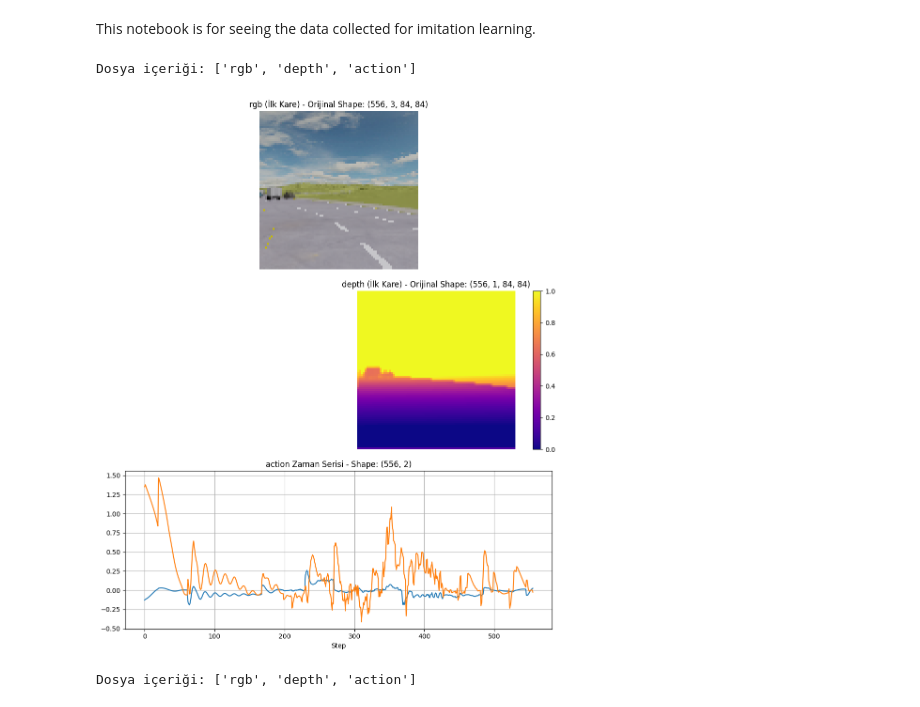
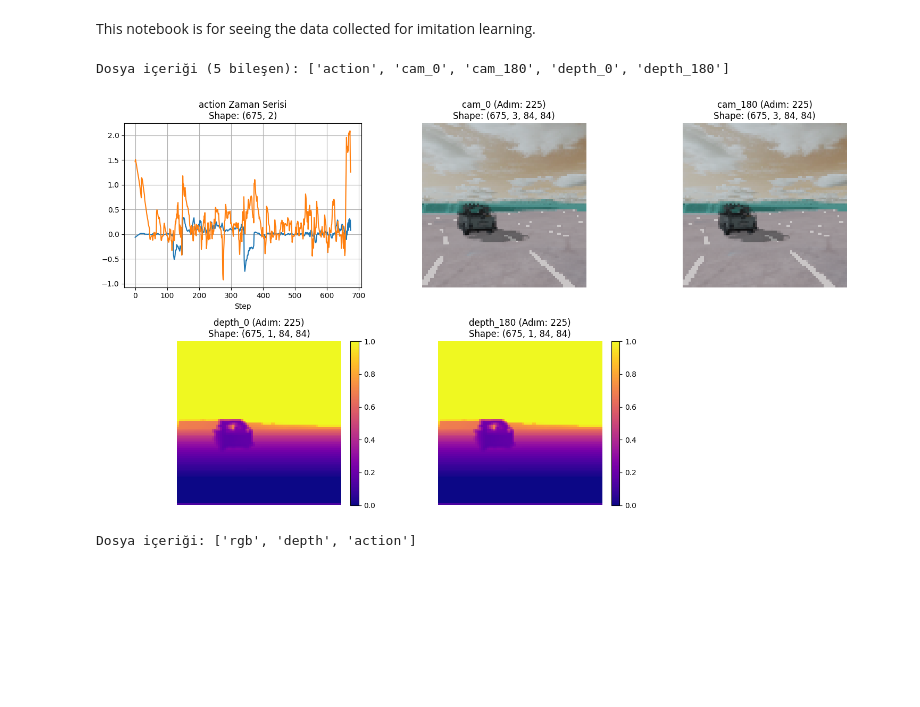
Before and after one commit to mfurkan03/VisHybrid-X, a Jupyter notebook: notebooks/data_visualization.ipynb, the cells around one changed output. Cells and saved outputs as stored; diff of their text form; code cells hidden in the pictures; blank space fills up the shorter version.

```diff
--- a/notebooks/data_visualization.ipynb
+++ b/notebooks/data_visualization.ipynb
@@ -8,6 +8,7 @@ data = np.load(r"C:\Users\Furkan\Desktop\Kod\Metadrive Autonomous\data\raw\episo
 import numpy as np
 import matplotlib.pyplot as plt
 import os
+import math
 
 def visualize_npz(file_path):
     if not os.path.exists(file_path):
@@ -16,78 +17,95 @@ def visualize_npz(file_path):
 
     data = np.load(file_path)
     keys = list(data.keys())
-    print(f"Dosya içeriği: {keys}")
+    print(f"Dosya içeriği ({len(keys)} bileşen): {keys}")
 
     n_keys = len(keys)
-    fig, axes = plt.subplots(n_keys, 1, figsize=(10, 4 * n_keys))
-    if n_keys == 1: axes = [axes]
+
+    # --- DİNAMİK IZGARA (GRID) DÜZENİ ---
+    # Görüntüleri alt alta dizmek yerine 3 sütunlu bir tablo (grid) oluşturuyoruz
+    cols = 3
+    rows = math.ceil(n_keys / cols)
+
+    fig, axes = plt.subplots(rows, cols, figsize=(15, 4 * rows))
+
+    # Eksenleri (axes) tek boyutlu bir listeye çeviriyoruz ki döngüde dönmek kolay olsun
+    if n_keys == 1:
+        axes = [axes]
+    else:
+        axes = axes.flatten()
 
     for i, key in enumerate(keys):
         arr = data[key]
         ax = axes[i]
 
-        # 1. Görüntü Verisi Kontrolü
-        # Eğer dizi 4 boyutluysa (Step, C, H, W) veya (Step, H, W, C)
+        # ==========================================
+        # 1. GÖRÜNTÜ VERİSİ KONTROLÜ (Kamera/Derinlik)
+        # ==========================================
+        # Eğer dizi 4 boyutluysa (Step, C, H, W) veya (Step, H, W, C) bunu görüntü kabul et
         if arr.ndim == 4:
-            img = arr[250] # İlk adımı al
+            # GÜVENLİK ÖNLEMİ: Bölüm kısa sürdüyse Index hatası almamak için
+            # Bölümün tam ortasındaki anı seçiyoruz. İstersen -1 yazarak en son anı da alabilirsin.
+            target_step = arr.shape[0] // 3
+            img = arr[target_step]
 
-            # (1, 84, 84) -> (84, 84) yapmak için squeeze kullan
+            # Gereksiz 1'lik boyutları at (Örn: 1, 84, 84 -> 84, 84)
             img = np.squeeze(img)
 
-            # Eğer hala 3 boyutluysa ve kanal sayısı baştaysa (C, H, W) -> (H, W, C)
+            # (C, H, W) -> (H, W, C) dönüşümü (PyTorch formatından Matplotlib formatına)
             if img.ndim == 3 and img.shape[0] in [1, 3, 4]:
                 img = img.transpose(1, 2, 0)
                 if img.shape[-1] == 1: # Tek kanallı ise tekrar squeeze
                     img = img.squeeze(-1)
 
-            # --- DERİNLİK (DEPTH) İÇİN ÖZEL GÖRSELLEŞTİRME ---
+            # --- DERİNLİK (DEPTH) İÇİN ÖZEL ---
             if 'depth' in key.lower():
-                # Z-buffer verisinde kontrastı artırmak için Min-Max ölçeklendirme
                 img_min, img_max = np.min(img), np.max(img)
-                if img_max > img_min: # Sıfıra bölme hatasını engelle
+                if img_max > img_min:
                     img_normalized = (img - img_min) / (img_max - img_min)
                 else:
                     img_normalized = img
 
-                # Derinlik için 'plasma' renk haritası kullanıyoruz (yakın yerler koyu, uzak yerler açık)
                 im = ax.imshow(img_normalized, cmap='plasma')
-                plt.colorbar(im, ax=ax, fraction=0.046, pad=0.04) # Renk çubuğu ekle
+                plt.colorbar(im, ax=ax, fraction=0.046, pad=0.04)
 
-            # --- RGB İÇİN ÖZEL GÖRSELLEŞTİRME ---
-            elif 'rgb' in key.lower():
-                # Eğer float ise ve değerler 0-255 arasındaysa (1.0'dan büyükse), uint8'e çevir
-                # (matplotlib float tipindeki resimlerin 0-1 arasında olmasını bekler)
+            # --- RGB KAMERALAR İÇİN ---
+            # 'rgb' adında olmasına gerek yok, 4 boyutluysa ve 'depth' değilse standart resimdir
+            else:
                 if img.max() > 1.0:
                     img = img.astype(np.uint8)
                 ax.imshow(img)
 
-            # --- DİĞER GÖRÜNTÜLER ---
-            else:
-                ax.imshow(img, cmap='gray' if img.ndim == 2 else None)
-
-            ax.set_title(f"{key} (İlk Kare) - Orijinal Shape: {arr.shape}")
+            ax.set_title(f"{key} (Adım: {target_step})\nShape: {arr.shape}")
             ax.axis('off')
 
-        # 2. Zaman Serisi Verisi (Action, Reward vb.)
+        # ==========================================
+        # 2. ZAMAN SERİSİ VERİSİ (Aksiyon, Ödül vb.)
+        # ==========================================
         elif arr.ndim <= 2:
             ax.plot(arr)
-            ax.set_title(f"{key} Zaman Serisi - Shape: {arr.shape}")
+            ax.set_title(f"{key} Zaman Serisi\nShape: {arr.shape}")
             ax.set_xlabel("Step")
             ax.grid(True)
 
+        # Diğer formatlar için hata mesajı
         else:
-            ax.text(0.5, 0.5, f"{key}: Desteklenmeyen boyut {arr.shape}",
+            ax.text(0.5, 0.5, f"{key}:\nDesteklenmeyen boyut\n{arr.shape}",
                     ha='center', va='center')
             ax.set_title(key)
+
+    # --- BOŞ KALAN GRAFİK KUTULARINI GİZLEME ---
+    # Eğer 13 grafik varsa, 3 sütunlu yapıda 15 kutu oluşur. Son 2 boş kutuyu gizliyoruz.
+    for j in range(i + 1, len(axes)):
+        axes[j].axis('off')
 
     plt.tight_layout()
     plt.show()
 
 # Kullanım:
 visualize_npz(r"C:\Users\Furkan\Desktop\Kod\Metadrive Autonomous\data\raw\episode_0.npz")
 # %% [output]
-Dosya içeriği: ['rgb', 'depth', 'action']
+Dosya içeriği (5 bileşen): ['action', 'cam_0', 'cam_180', 'depth_0', 'depth_180']
-[figure, old version]
+[figure, new version]
 # %%
 keys = list(data.keys())
 print(f"Dosya içeriği: {keys}")
```
Also changed, not shown: 2 other files.
